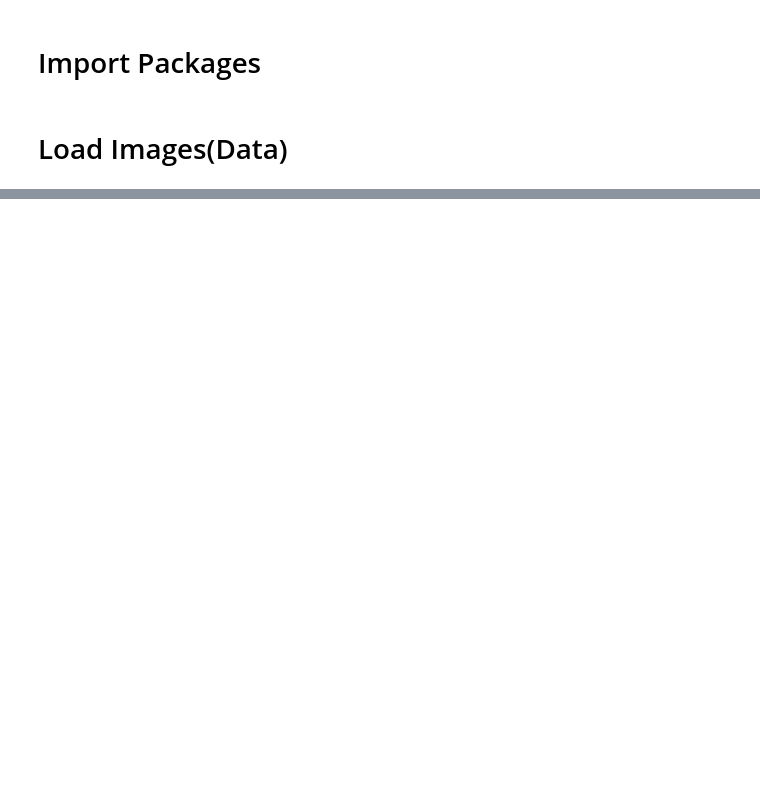
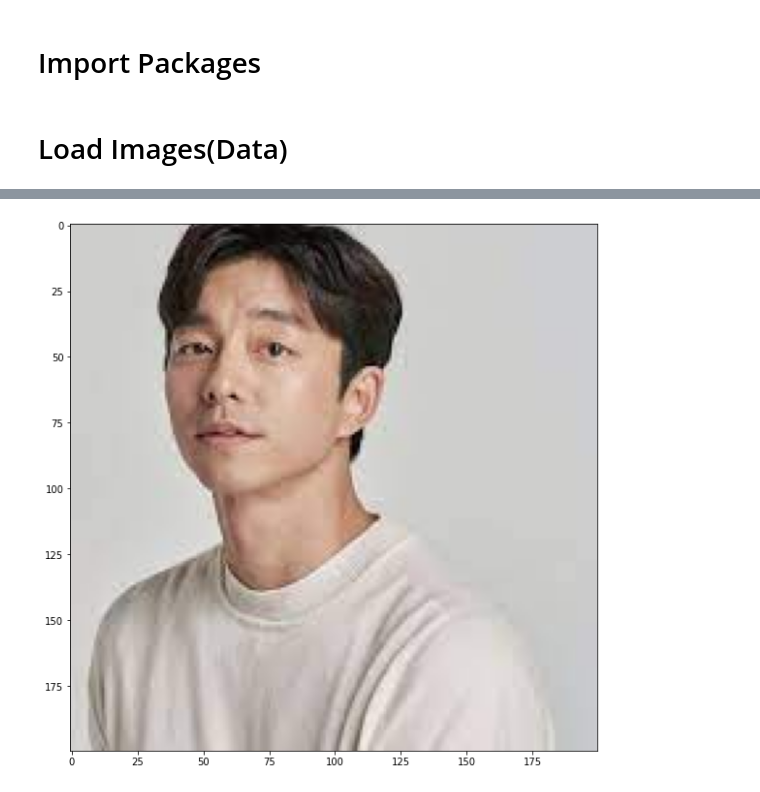
Before and after one commit to likelion-celeb/Data_Augmentation, a Jupyter notebook: Data_Augmentation.ipynb, the cells around one changed output, grey strips where cells are left out. Saved outputs shown, nothing was run; the diff lists cells and outputs as text; code cells hidden in the pictures; blank space fills up the shorter version.

```diff
--- a/Data_Augmentation.ipynb
+++ b/Data_Augmentation.ipynb
@@ -167,0 +249,5 @@ class Image_Augmentation():
+# %%
+crop_image = augmentor.crop(image)
+show_image(crop_image)
+# %% [output]
+[figure, added]
```
Also changed, not shown: parts of 18 cells of this notebook.
